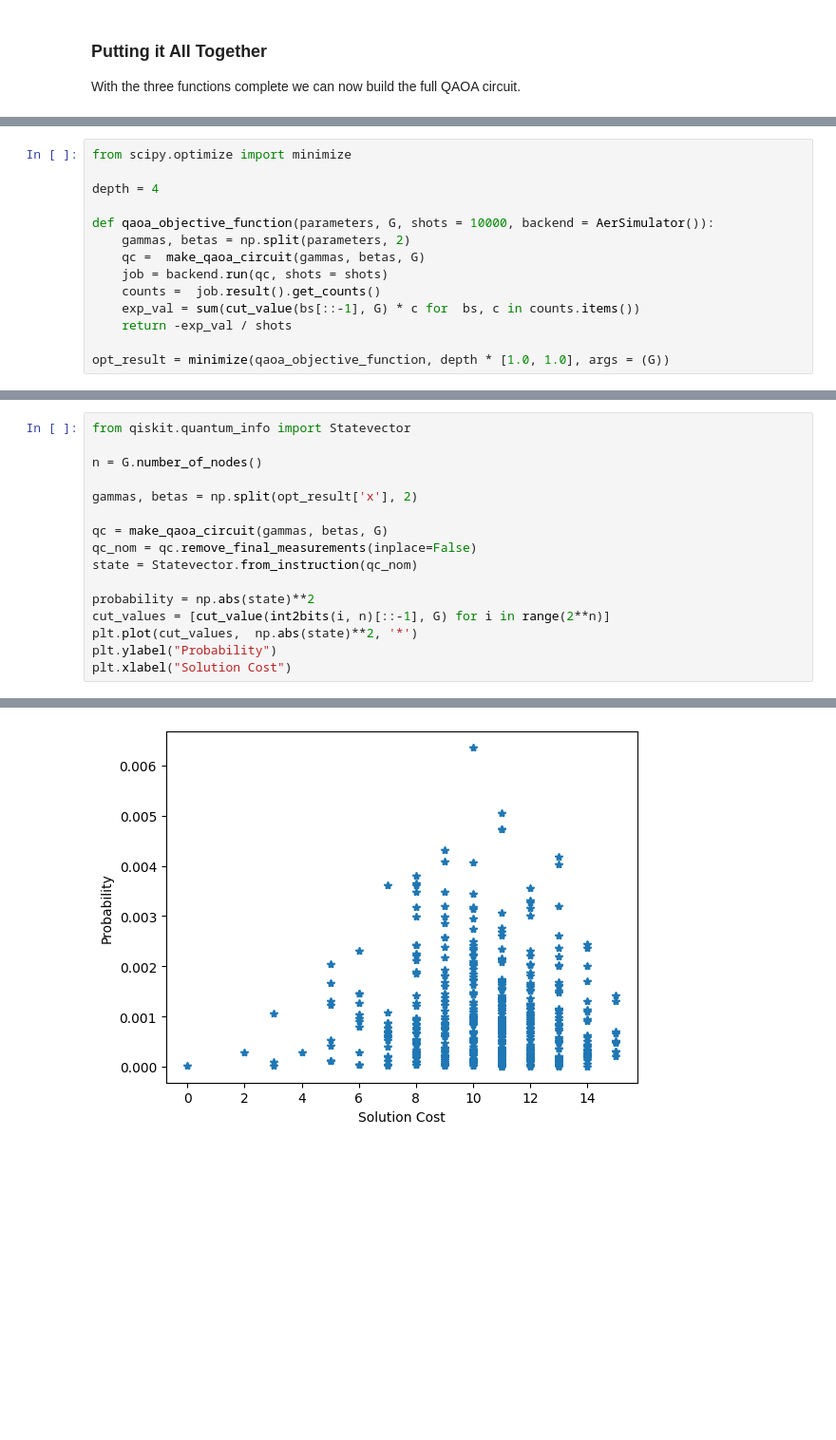
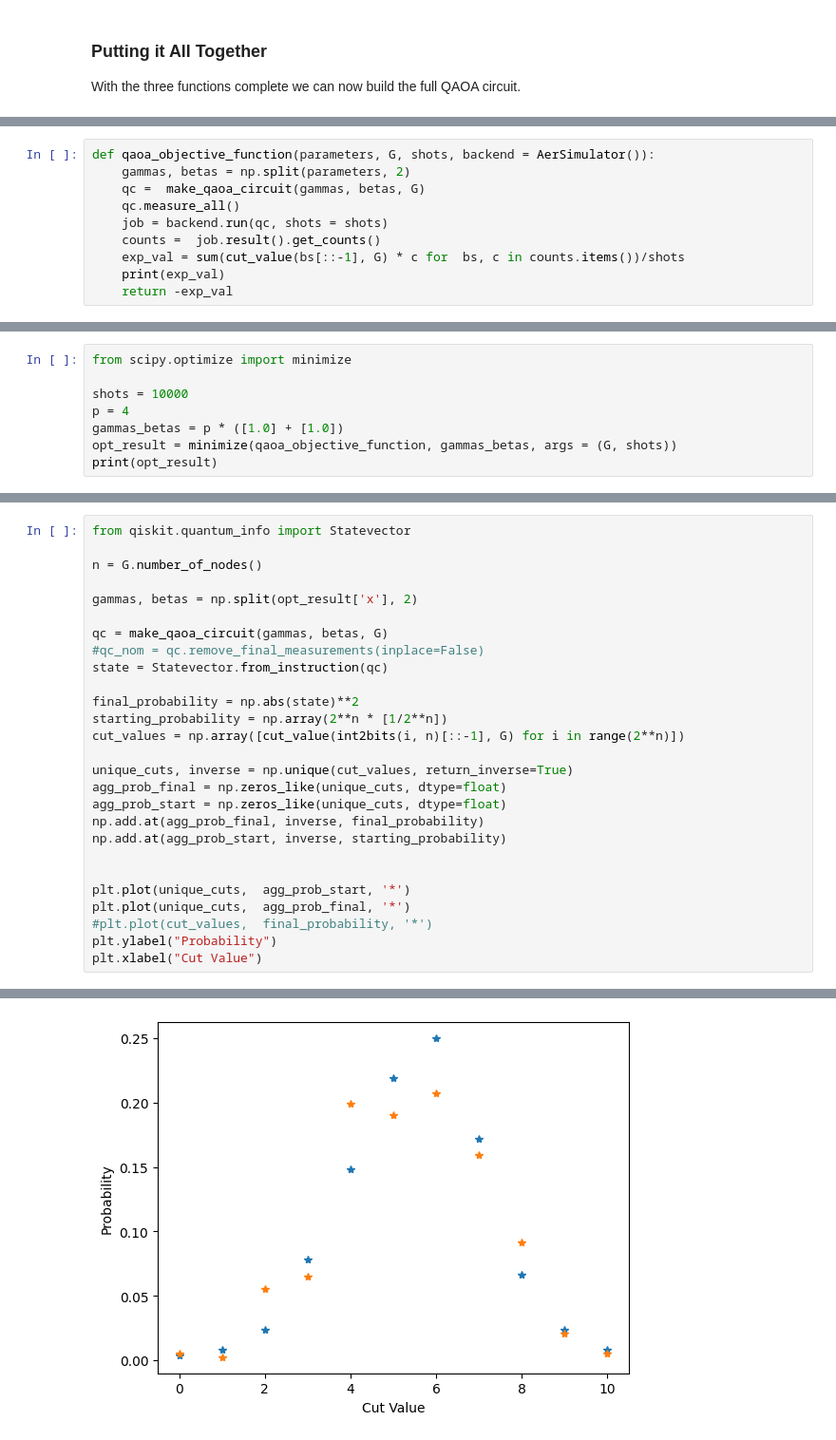
Before and after one commit to PawseySC/PHYS4004_quantum_computing, a Jupyter notebook: PHYS4004_quantum_computing.ipynb, the cells around one changed output, grey strips where cells are left out. Shown: that part at 95% size. Saved outputs shown, nothing was run; the diff lists cells and outputs as text; blank space fills up the shorter version.

Commit message:
qaoa example draft

```diff
--- a/PHYS4004_quantum_computing.ipynb
+++ b/PHYS4004_quantum_computing.ipynb
@@ -548,14 +555,10 @@ meas: 10/═══════════════════════
 # %%
-from scipy.optimize import minimize
-
-depth = 4
-
-def qaoa_objective_function(parameters, G, shots = 10000, backend = AerSimulator()):
+def qaoa_objective_function(parameters, G, shots, backend = AerSimulator()):
     gammas, betas = np.split(parameters, 2)
     qc =  make_qaoa_circuit(gammas, betas, G)
+    qc.measure_all()
     job = backend.run(qc, shots = shots)
     counts =  job.result().get_counts()
-    exp_val = sum(cut_value(bs[::-1], G) * c for  bs, c in counts.items())
-    return -exp_val / shots
-
-opt_result = minimize(qaoa_objective_function, depth * [1.0, 1.0], args = (G))
+    exp_val = sum(cut_value(bs[::-1], G) * c for  bs, c in counts.items())/shots
+    print(exp_val)
+    return -exp_val
@@ -561,0 +567,8 @@ opt_result = minimize(qaoa_objective_function, depth * [1.0, 1.0], args = (G))
+# %%
+from scipy.optimize import minimize
+
+shots = 10000
+p = 4
+gammas_betas = p * ([1.0] + [1.0])
+opt_result = minimize(qaoa_objective_function, gammas_betas, args = (G, shots))
+print(opt_result)
@@ -567,12 +600,23 @@ n = G.number_of_nodes()
 gammas, betas = np.split(opt_result['x'], 2)
 
 qc = make_qaoa_circuit(gammas, betas, G)
-qc_nom = qc.remove_final_measurements(inplace=False)
-state = Statevector.from_instruction(qc_nom)
+#qc_nom = qc.remove_final_measurements(inplace=False)
+state = Statevector.from_instruction(qc)
 
-probability = np.abs(state)**2
-cut_values = [cut_value(int2bits(i, n)[::-1], G) for i in range(2**n)]
-plt.plot(cut_values,  np.abs(state)**2, '*')
+final_probability = np.abs(state)**2
+starting_probability = np.array(2**n * [1/2**n])
+cut_values = np.array([cut_value(int2bits(i, n)[::-1], G) for i in range(2**n)])
+
+unique_cuts, inverse = np.unique(cut_values, return_inverse=True)
+agg_prob_final = np.zeros_like(unique_cuts, dtype=float)
+agg_prob_start = np.zeros_like(unique_cuts, dtype=float)
+np.add.at(agg_prob_final, inverse, final_probability)
+np.add.at(agg_prob_start, inverse, starting_probability)
+
+
+plt.plot(unique_cuts,  agg_prob_start, '*')
+plt.plot(unique_cuts,  agg_prob_final, '*')
+#plt.plot(cut_values,  final_probability, '*')
 plt.ylabel("Probability")
-plt.xlabel("Solution Cost")
+plt.xlabel("Cut Value")
 # %% [output]
@@ -580 +624 @@ Text(0.5, 0, 'Solution Cost')
-[figure, old version]
+[figure, new version]
```
Also changed, not shown: parts of 14 cells of this notebook.
